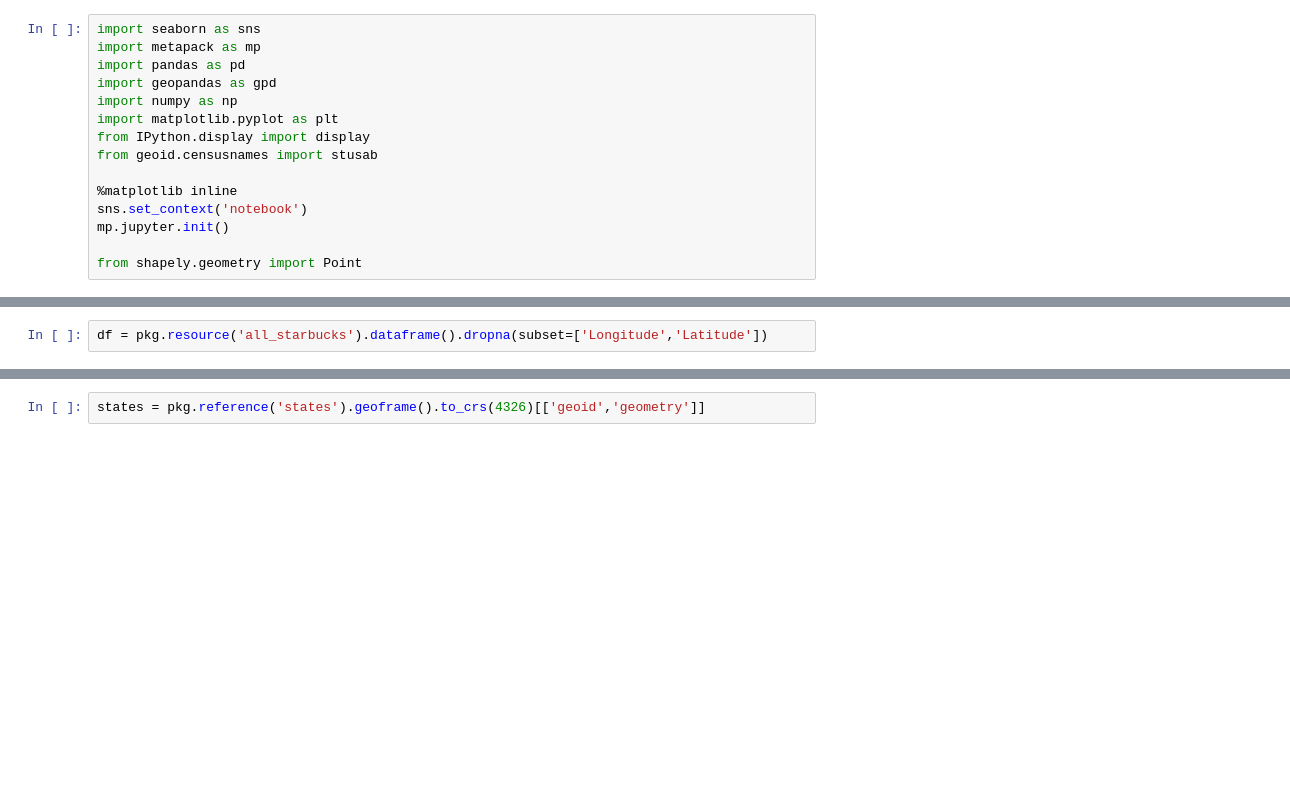
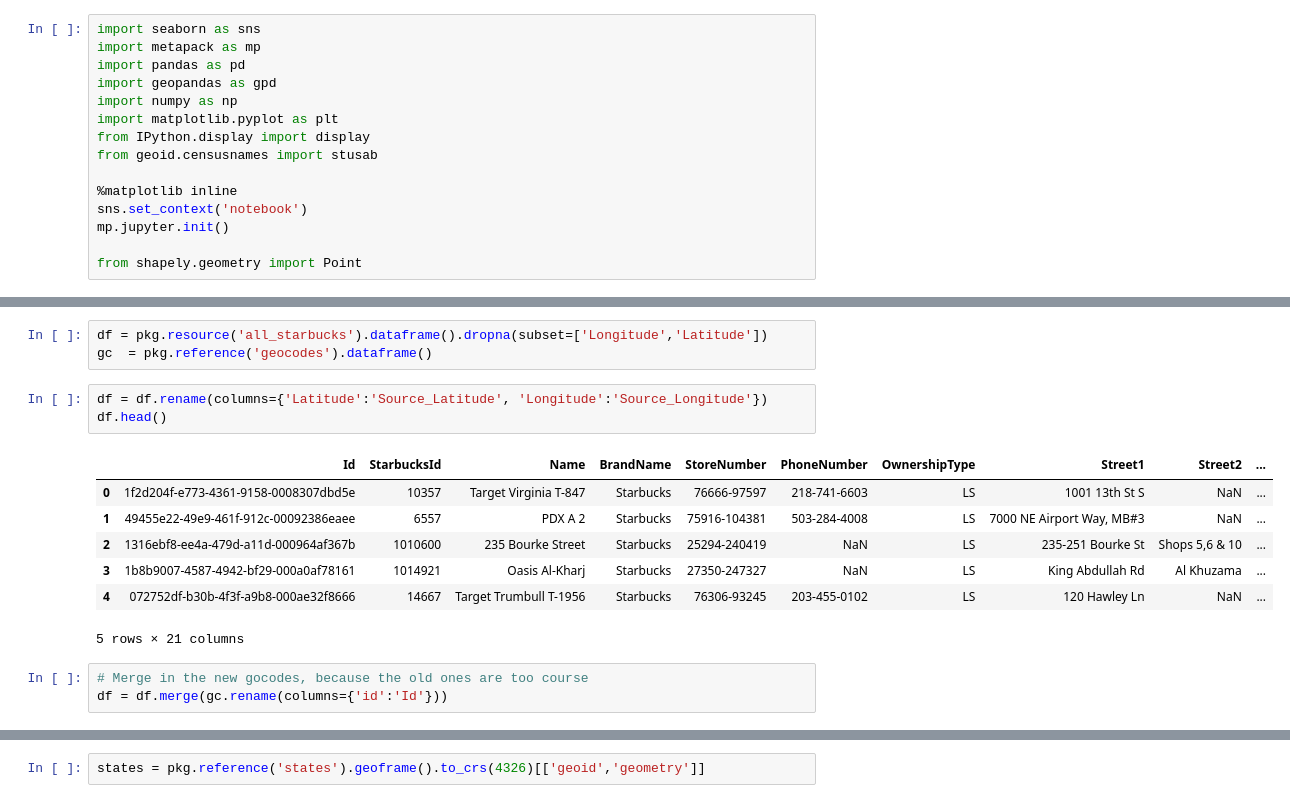
Before and after one commit to metatab-packages/chrismeller.github.com-starbucks, a Jupyter notebook: notebooks/convert.ipynb, the cells around one changed output, grey strips where cells are left out. Cells and saved outputs as stored; diff of their text form; blank space fills up the shorter version.

```diff
--- a/notebooks/convert.ipynb
+++ b/notebooks/convert.ipynb
@@ -38,2 +38,17 @@ Starbucks locations scraped from the Starbucks website by Chris Meller. From the
 # %%
 df = pkg.resource('all_starbucks').dataframe().dropna(subset=['Longitude','Latitude'])
+gc  = pkg.reference('geocodes').dataframe()
+# %%
+df = df.rename(columns={'Latitude':'Source_Latitude', 'Longitude':'Source_Longitude'})
+df.head()
+# %% [output]
+|  | Id | StarbucksId | Name | BrandName | StoreNumber | PhoneNumber | OwnershipType | Street1 | Street2 | ... |
+| 0 | 1f2d204f-e773-4361-9158-0008307dbd5e | 10357 | Target Virginia T-847 | Starbucks | 76666-97597 | 218-741-6603 | LS | 1001 13th St S | NaN | ... |
+| 1 | 49455e22-49e9-461f-912c-00092386eaee | 6557 | PDX A 2 | Starbucks | 75916-104381 | 503-284-4008 | LS | 7000 NE Airport Way, MB#3 | NaN | ... |
+| 2 | 1316ebf8-ee4a-479d-a11d-000964af367b | 1010600 | 235 Bourke Street | Starbucks | 25294-240419 | NaN | LS | 235-251 Bourke St | Shops 5,6 & 10 | ... |
+| 3 | 1b8b9007-4587-4942-bf29-000a0af78161 | 1014921 | Oasis Al-Kharj | Starbucks | 27350-247327 | NaN | LS | King Abdullah Rd | Al Khuzama | ... |
+| 4 | 072752df-b30b-4f3f-a9b8-000ae32f8666 | 14667 | Target Trumbull T-1956 | Starbucks | 76306-93245 | 203-455-0102 | LS | 120 Hawley Ln | NaN | ... |
+5 rows × 21 columns
+# %%
+# Merge in the new gocodes, because the old ones are too course
+df = df.merge(gc.rename(columns={'id':'Id'}))
```
Also changed, not shown: parts of 5 cells of this notebook, 4 other files.
